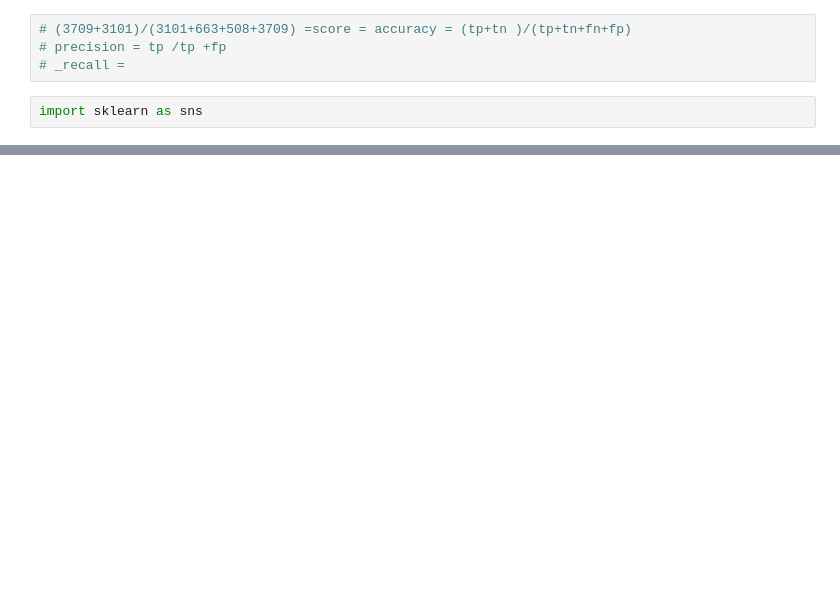
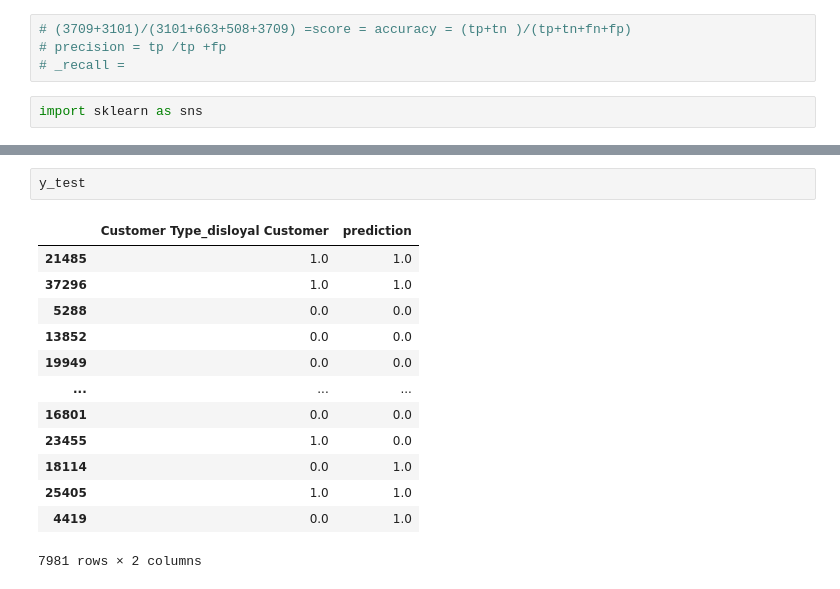
Before and after one commit to Govind-kumawat2002/Python_Library, a Jupyter notebook: Machine_learning/classification.ipynb, the cells around one changed output, grey strips where cells are left out. Drawn from its saved outputs; the diff is of its cells as text; blank space fills up the shorter version.

```diff
--- a/Machine_learning/classification.ipynb
+++ b/Machine_learning/classification.ipynb
@@ -374,0 +403,16 @@ log_loss(y_test['Customer Type_disloyal Customer'],y_test['prediction'])
+# %%
+y_test
+# %% [output]
+|  | Customer Type_disloyal Customer | prediction |
+| 21485 | 1.0 | 1.0 |
+| 37296 | 1.0 | 1.0 |
+| 5288 | 0.0 | 0.0 |
+| 13852 | 0.0 | 0.0 |
+| 19949 | 0.0 | 0.0 |
+| ... | ... | ... |
+| 16801 | 0.0 | 0.0 |
+| 23455 | 1.0 | 0.0 |
+| 18114 | 0.0 | 1.0 |
+| 25405 | 1.0 | 1.0 |
+| 4419 | 0.0 | 1.0 |
+7981 rows × 2 columns
```
Also changed, not shown: parts of 21 cells of this notebook, 1 other file.
